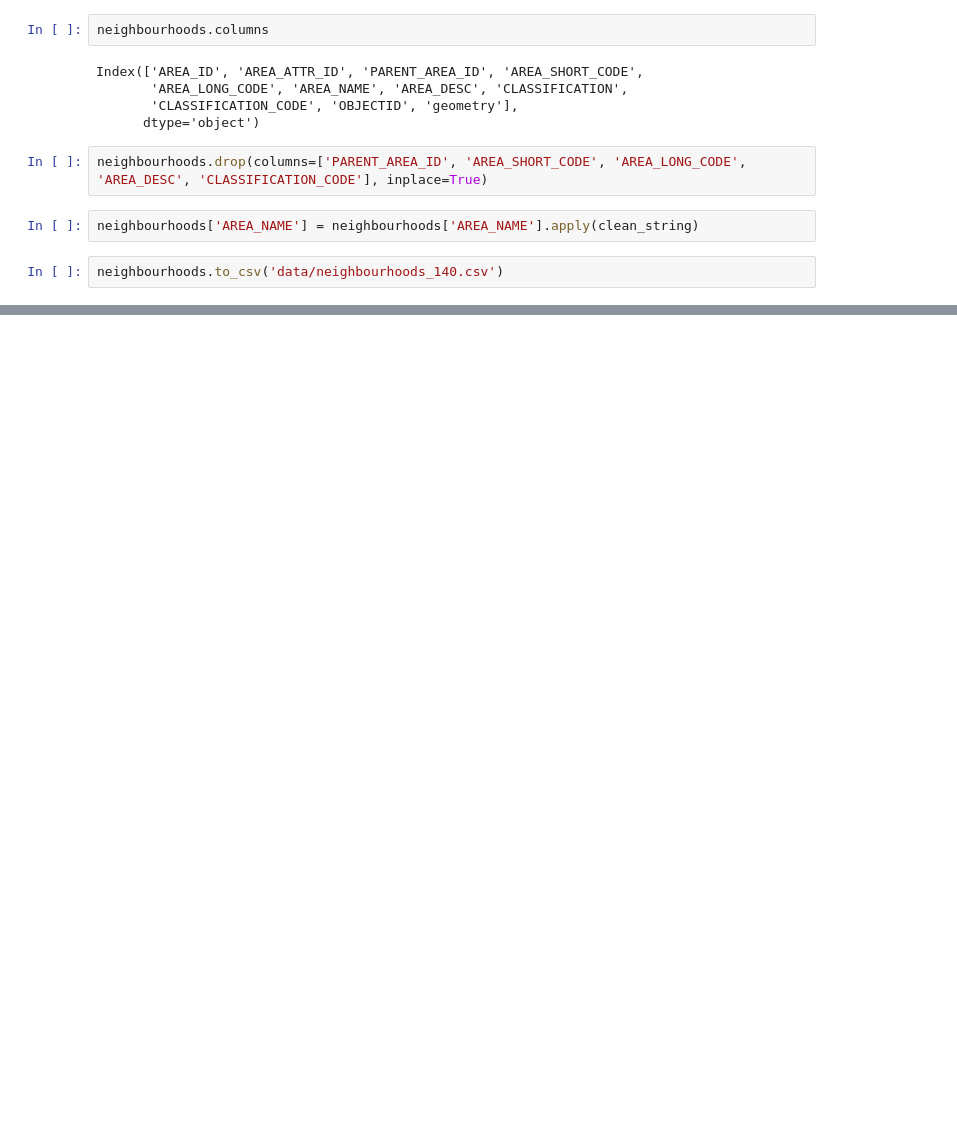
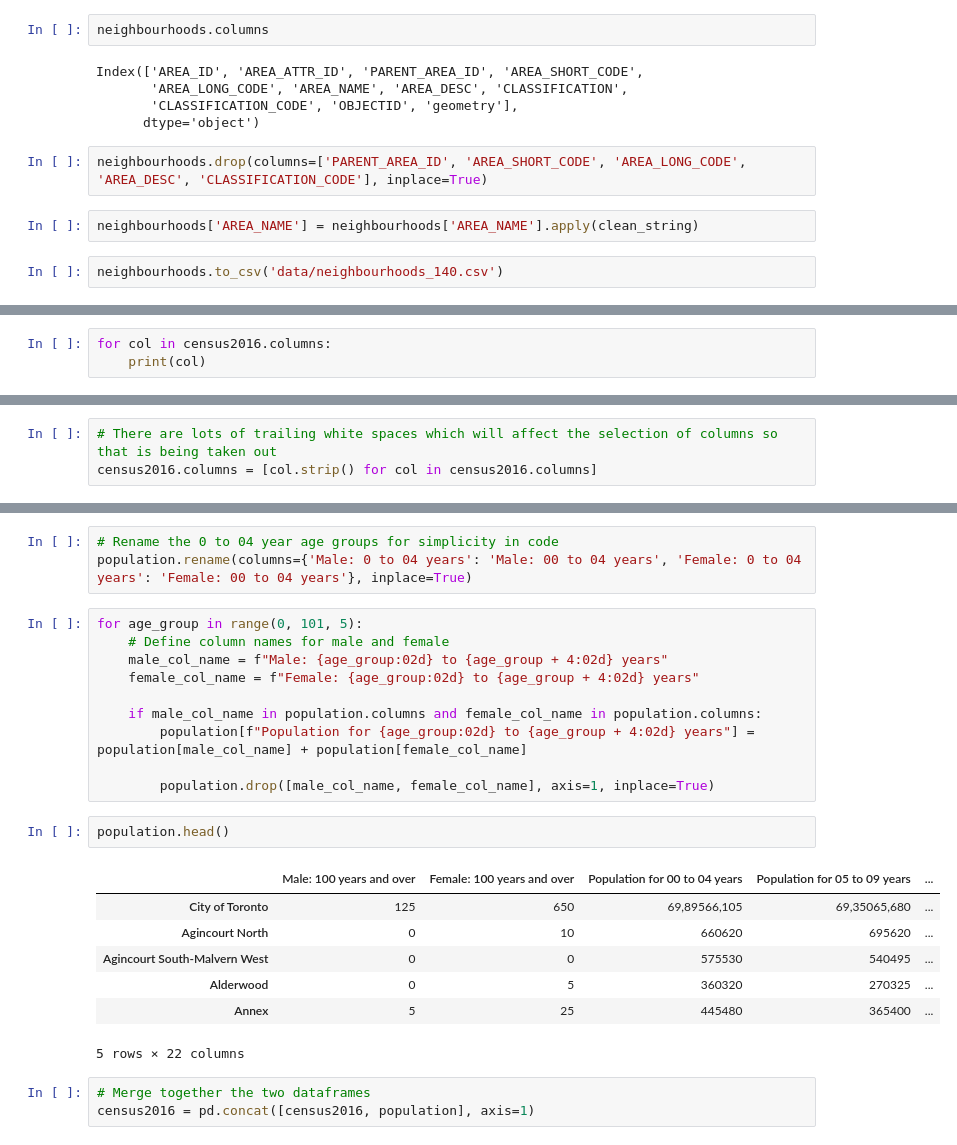
Before and after one commit to michellefilipaa/SSML_TermProject, a Jupyter notebook: DataCleaning.ipynb, the cells around one changed output, grey strips where cells are left out. Drawn from its saved outputs; the diff is of its cells as text; blank space fills up the shorter version.

```diff
--- a/DataCleaning.ipynb
+++ b/DataCleaning.ipynb
@@ -155,0 +187,3 @@ neighbourhoods.to_csv('data/neighbourhoods_140.csv')
+# %%
+for col in census2016.columns:
+    print(col)
@@ -155,0 +208,3 @@ neighbourhoods.to_csv('data/neighbourhoods_140.csv')
+# %%
+# There are lots of trailing white spaces which will affect the selection of columns so that is being taken out
+census2016.columns = [col.strip() for col in census2016.columns]
@@ -155,0 +335,26 @@ neighbourhoods.to_csv('data/neighbourhoods_140.csv')
+# %%
+# Rename the 0 to 04 year age groups for simplicity in code
+population.rename(columns={'Male: 0 to 04 years': 'Male: 00 to 04 years', 'Female: 0 to 04 years': 'Female: 00 to 04 years'}, inplace=True)
+# %%
+for age_group in range(0, 101, 5):
+    # Define column names for male and female
+    male_col_name = f"Male: {age_group:02d} to {age_group + 4:02d} years"
+    female_col_name = f"Female: {age_group:02d} to {age_group + 4:02d} years"
+
+    if male_col_name in population.columns and female_col_name in population.columns:
+        population[f"Population for {age_group:02d} to {age_group + 4:02d} years"] = population[male_col_name] + population[female_col_name]
+
+        population.drop([male_col_name, female_col_name], axis=1, inplace=True)
+# %%
+population.head()
+# %% [output]
+|  | Male: 100 years and over | Female: 100 years and over | Population for 00 to 04 years | Population for 05 to 09 years | ... |
+| City of Toronto | 125 | 650 | 69,89566,105 | 69,35065,680 | ... |
+| Agincourt North | 0 | 10 | 660620 | 695620 | ... |
+| Agincourt South-Malvern West | 0 | 0 | 575530 | 540495 | ... |
+| Alderwood | 0 | 5 | 360320 | 270325 | ... |
+| Annex | 5 | 25 | 445480 | 365400 | ... |
+5 rows × 22 columns
+# %%
+# Merge together the two dataframes
+census2016 = pd.concat([census2016, population], axis=1)
```
Also changed, not shown: parts of 10 cells of this notebook, 8 other files.
